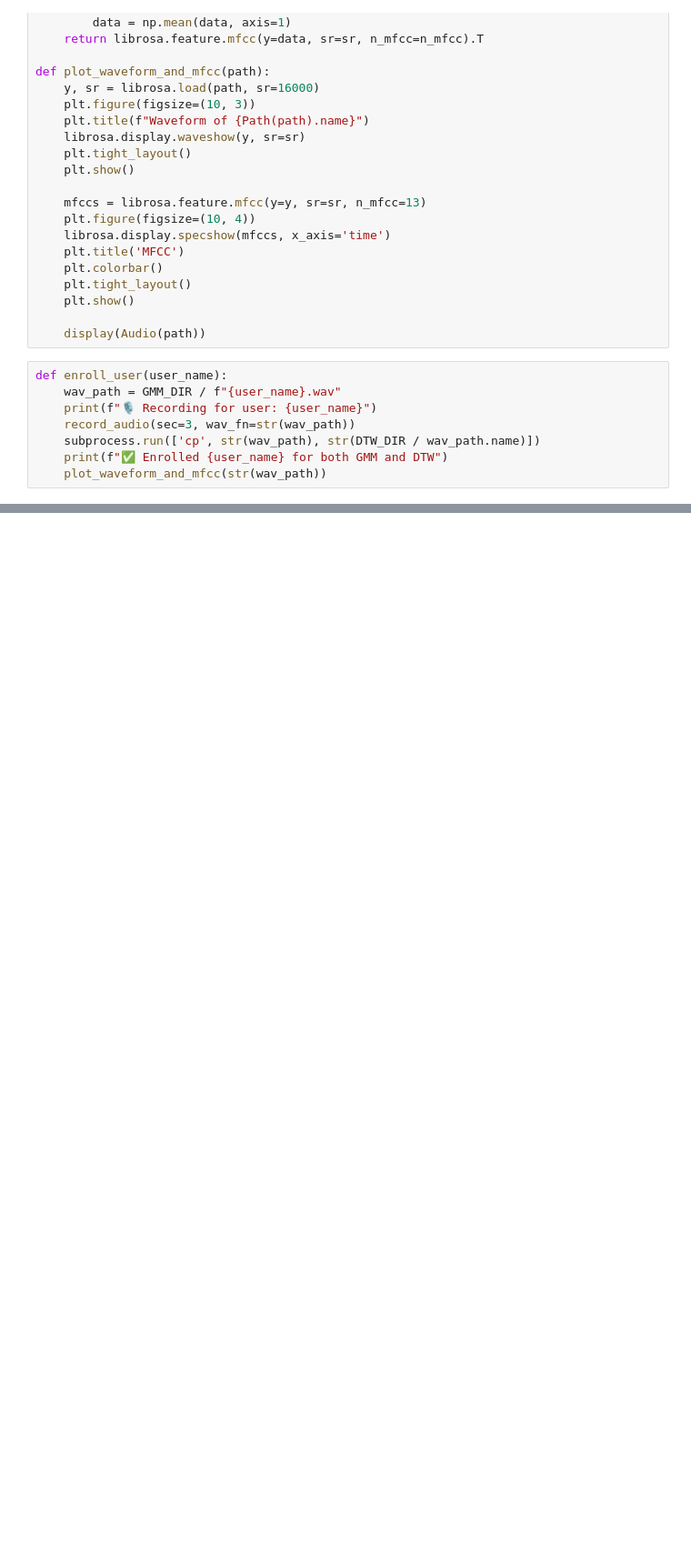
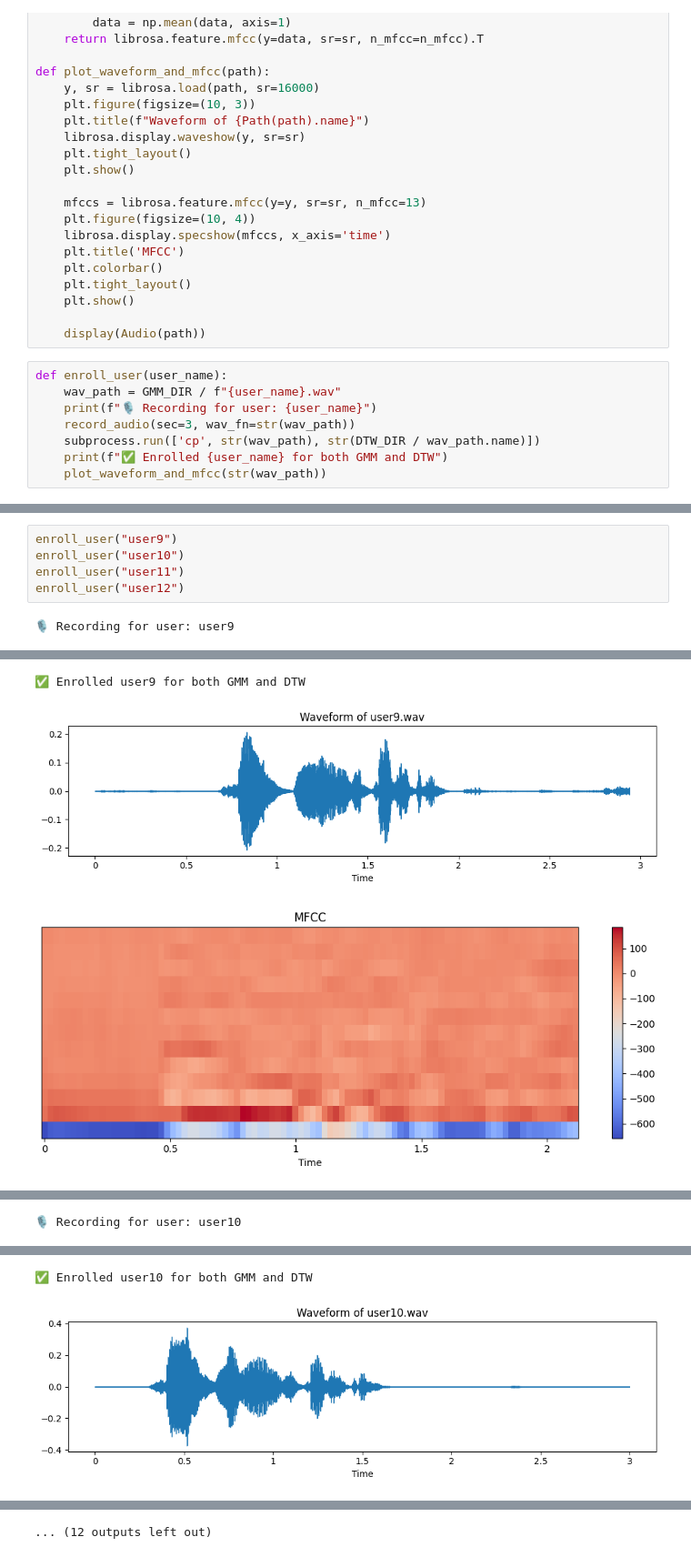
Before and after one commit to jupawest/SoSSProject, a Jupyter notebook: voice_recognition_model4.ipynb, the cells around one changed output, grey strips where cells are left out. Shown at 91% size. Cells and saved outputs as stored; diff of their text form; blank space fills up the shorter version.

```diff
--- a/voice_recognition_model4.ipynb
+++ b/voice_recognition_model4.ipynb
@@ -190,0 +229,7 @@ enroll_user("user3")
+# %%
+enroll_user("user9")
+enroll_user("user10")
+enroll_user("user11")
+enroll_user("user12")
+# %% [output]
+🎙️ Recording for user: user9
@@ -190,0 +237,3 @@ enroll_user("user3")
+✅ Enrolled user9 for both GMM and DTW
+[figure, added]
+[figure, added]
@@ -190,0 +241 @@ enroll_user("user3")
+🎙️ Recording for user: user10
@@ -190,0 +243,2 @@ enroll_user("user3")
+✅ Enrolled user10 for both GMM and DTW
+[figure, added]
@@ -190,0 +247 @@ enroll_user("user3")
+... (12 outputs left out)
```
Also changed, not shown: parts of 16 cells of this notebook.
